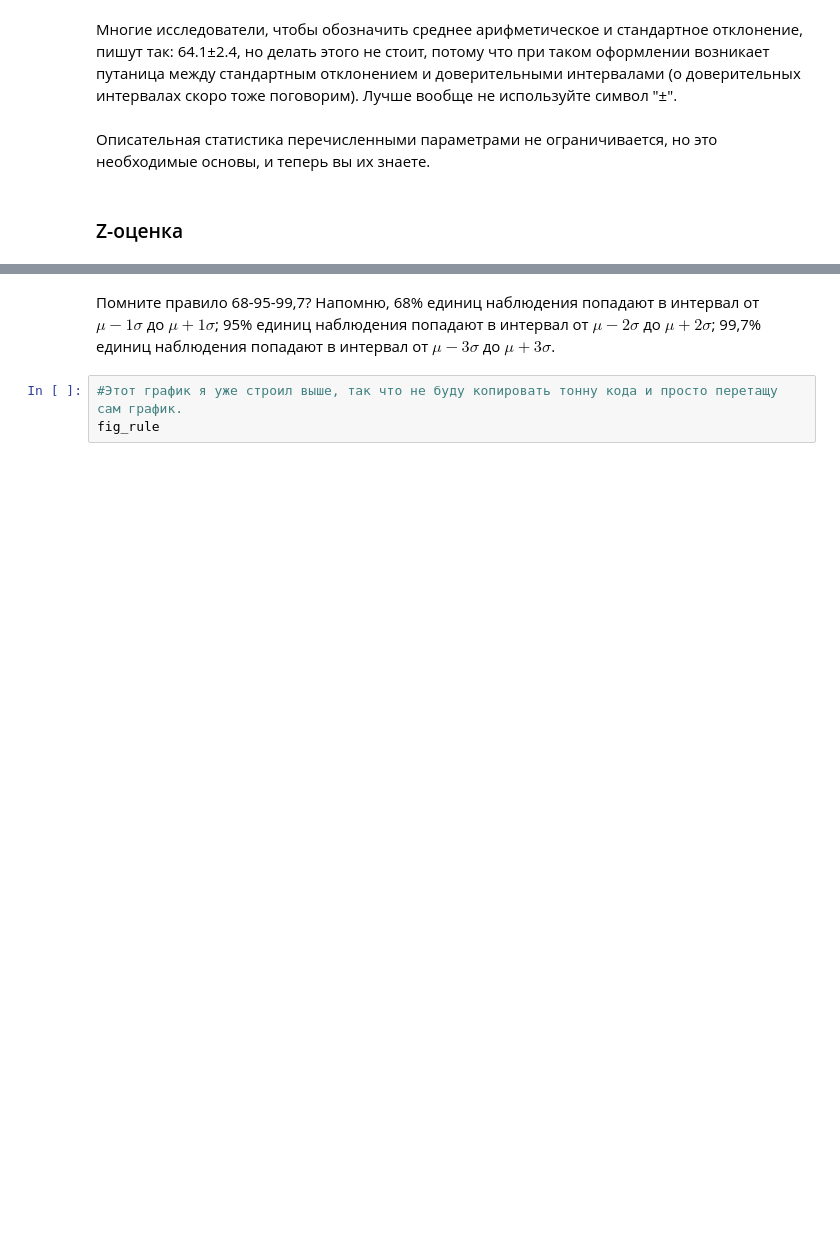
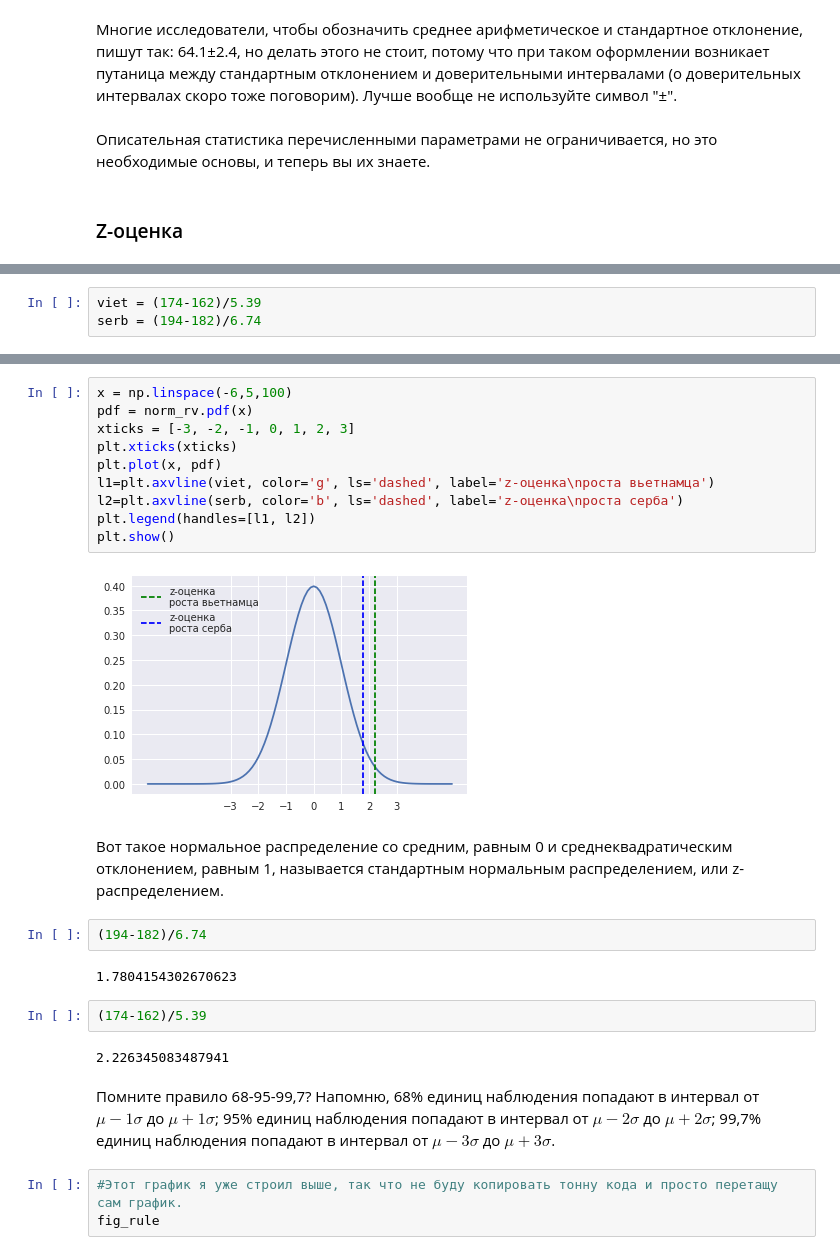
Before and after one commit to mishaberegov/statistics, a Jupyter notebook: Статистика_для_нубов.ipynb, the cells around one changed output, grey strips where cells are left out. Drawn from its saved outputs; the diff is of its cells as text; blank space fills up the shorter version.

```diff
--- a/Статистика_для_нубов.ipynb
+++ b/Статистика_для_нубов.ipynb
@@ -448,0 +479,3 @@ plt.show()
+# %%
+viet = (174-162)/5.39
+serb = (194-182)/6.74
@@ -449,3 +485,25 @@ plt.show()
+# %%
+x = np.linspace(-6,5,100)
+pdf = norm_rv.pdf(x)
+xticks = [-3, -2, -1, 0, 1, 2, 3]
+plt.xticks(xticks)
+plt.plot(x, pdf)
+l1=plt.axvline(viet, color='g', ls='dashed', label='z-оценка\nроста вьетнамца')
+l2=plt.axvline(serb, color='b', ls='dashed', label='z-оценка\nроста серба')
+plt.legend(handles=[l1, l2])
+plt.show()
+# %% [output]
+[figure, added]
+# %% [markdown]
+Вот такое нормальное распределение со средним, равным 0 и среднеквадратическим отклонением, равным 1, называется стандартным нормальным распределением, или z-распределением.
+# %%
+(194-182)/6.74
+# %% [output]
+1.7804154302670623
+# %%
+(174-162)/5.39
+# %% [output]
+2.226345083487941
 # %% [markdown]
 Помните правило 68-95-99,7? Напомню, 68% единиц наблюдения попадают в интервал от $\mu−1σ$ до $\mu+1σ$; 95% единиц наблюдения попадают в интервал от $\mu−2σ$ до $\mu+2σ$; 99,7% единиц наблюдения попадают в интервал от $\mu−3σ$ до $\mu+3σ$.
 # %%
```
Also changed, not shown: parts of 8 cells of this notebook.
